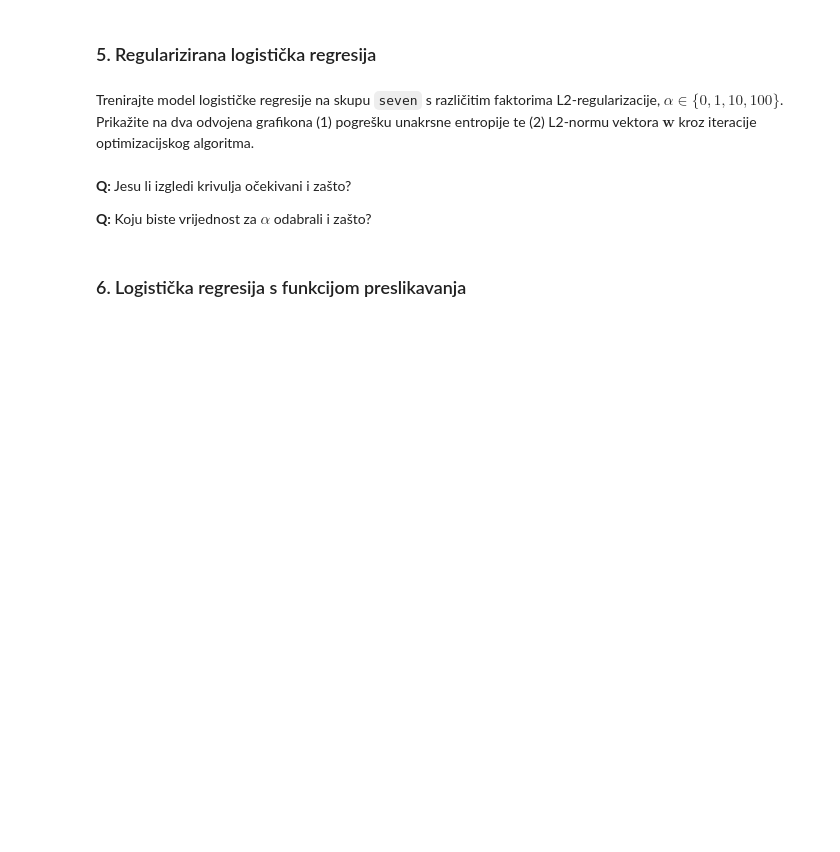
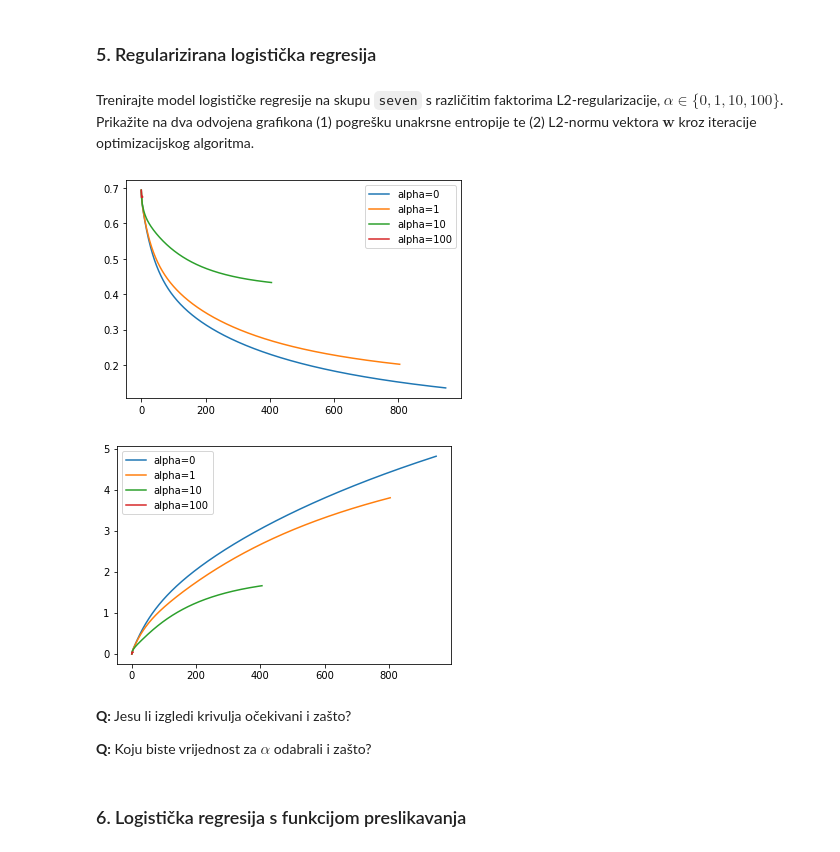
Before and after one commit to mateoim/su-lab-20-21, a Jupyter notebook: lab02/SU-2020-LAB02-0036509386.ipynb, the cells around one changed output. Cells and saved outputs as stored; diff of their text form; code cells hidden in the pictures; blank space fills up the shorter version.

```diff
--- a/lab02/SU-2020-LAB02-0036509386.ipynb
+++ b/lab02/SU-2020-LAB02-0036509386.ipynb
@@ -441,3 +439,34 @@ from numpy.linalg import norm
+# %%
+weights_list = []
+alpha_list = [0, 1, 10, 100]
+errors = []
+norms = []
+
+for alpha in alpha_list:
+    _, weights = lr_train(seven_X, seven_y, trace=True, alpha=alpha)
+    current_norm = []
+    current_error = []
+    for weight in weights:
+        current_norm.append(norm(weight))
+        current_error.append(cross_entropy_error(seven_X_transformed, seven_y, weight))
+
+    errors.append(current_error)
+    norms.append(current_norm)
+
+for (alpha, error) in zip(alpha_list, errors):
+    plt.plot(range(len(error)), error, label=f'alpha={alpha}')
+
+plt.legend()
+plt.show()
+
+for (alpha, norm) in zip(alpha_list, norms):
+    plt.plot(range(len(norm)), norm, label=f'alpha={alpha}')
+
+plt.legend()
+plt.show()
+# %% [output]
+[figure, added]
+[figure, added]
 # %% [markdown]
 **Q:** Jesu li izgledi krivulja očekivani i zašto?
 
```
Also changed, not shown: parts of 10 cells of this notebook.
